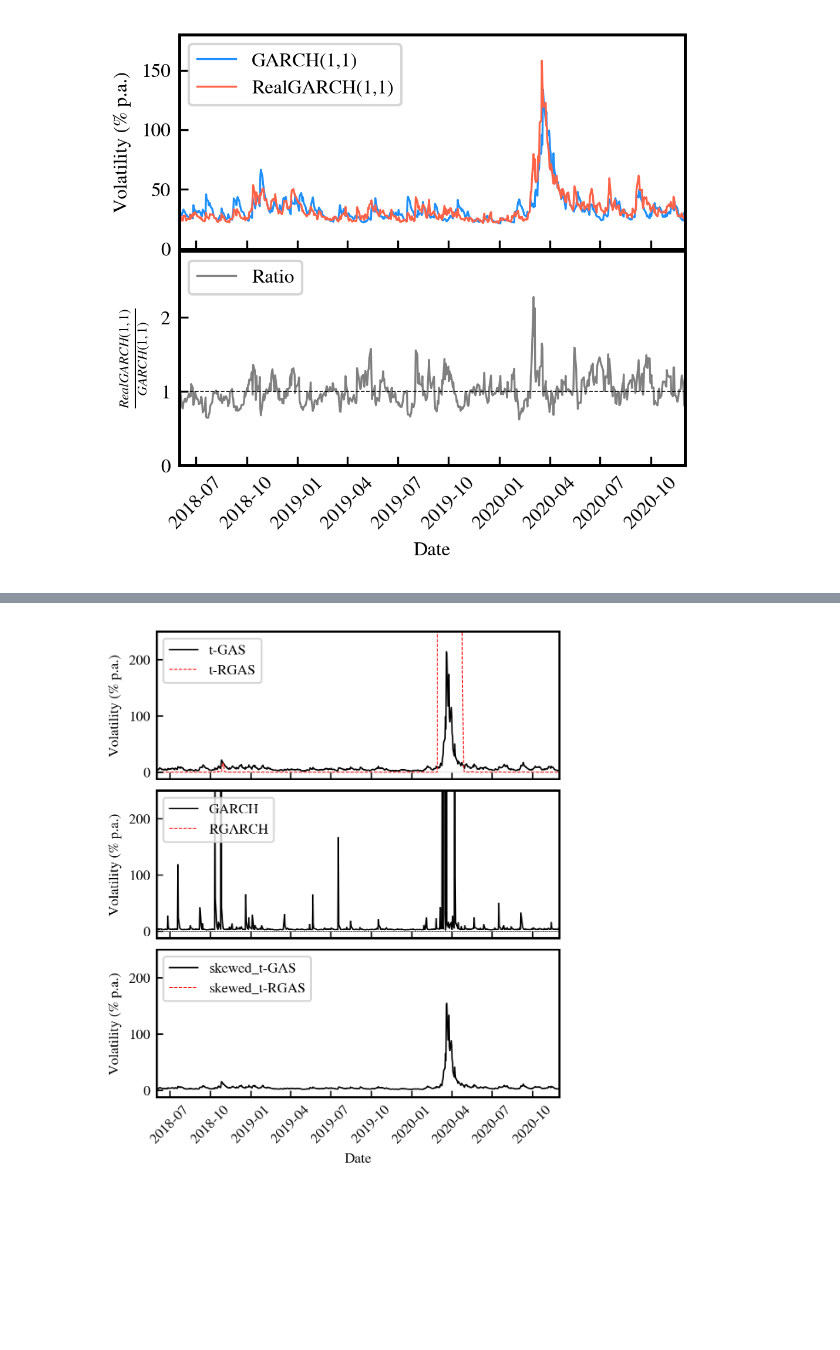
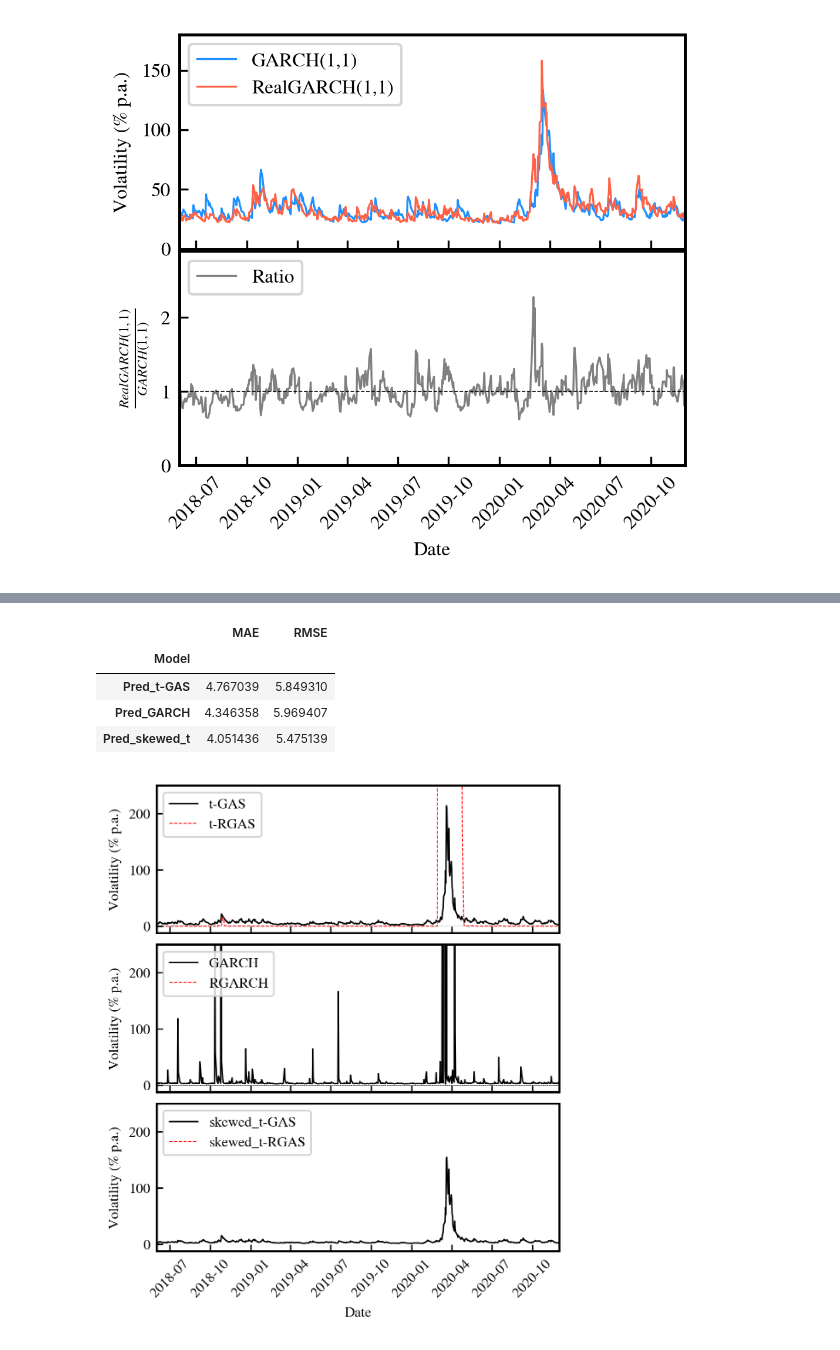
Before and after one commit to LuukOudshoorn25/HighFrequencyTrading, a Jupyter notebook: Code.ipynb, the cells around one changed output, grey strips where cells are left out. Cells and saved outputs as stored; diff of their text form; code cells hidden in the pictures; blank space fills up the shorter version.

```diff
--- a/Code.ipynb
+++ b/Code.ipynb
@@ -1562,3 +1541,32 @@ plt.plot(model1.return_vola()[0],np.sqrt(model1.return_vola()[1]*252)*np.sqrt(6.
+# %%
+def get_scores(df):
+    # Collect predictions and true
+
+    # Drop Covid month
+    todrop = df['2020-02-15':'2020-04-15'].index
+    df = df.drop(todrop)
+    # Convert to annual volas
+    df = np.sqrt(252*df)
+    # Convert predictions to intraday volas
+    for col in df.columns:
+        if not col=='True':
+            df[col] = df[col] / np.sqrt(24/6.5)
+    # Create output df
+    score_df = pd.DataFrame({'Model':[],'MAE':[],'RMSE':[]}).set_index('Model')
+    # Obtain MAE/RMSE
+    for col in df.columns:
+        if not col=='True':
+            mae = mean_absolute_error(df['True'],df[col])
+            rmse = np.sqrt(mean_squared_error(df['True'],df[col]))
+            score_df.loc[col] = [mae,rmse]
+    return score_df
+get_scores(predictor.evaluate())
+# %% [output]
+|  | MAE | RMSE |
+| Model |  |  |
+| Pred_t-GAS | 4.767039 | 5.849310 |
+| Pred_GARCH | 4.346358 | 5.969407 |
+| Pred_skewed_t | 4.051436 | 5.475139 |
 # %%
 #model1_real = estimate_GAS(model='t-GAS', real=True)
 #model2_real = estimate_GAS(model='GARCH', real=True)
```
Also changed, not shown: parts of 6 cells of this notebook.
